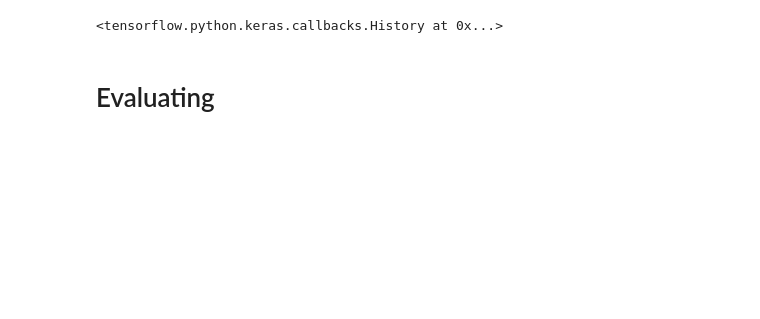
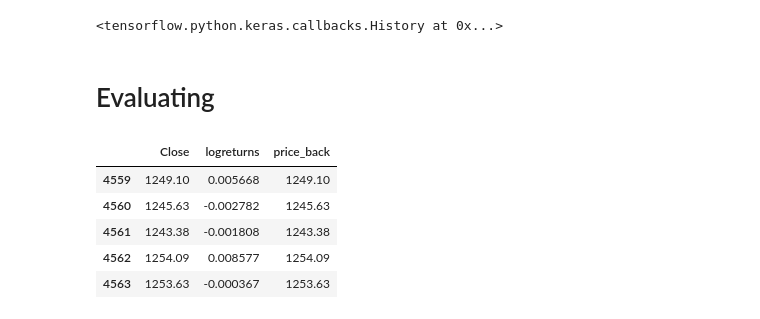
Before and after one commit to ulrikson/statistics-thesis, a Jupyter notebook: lstm.ipynb, the cells around one changed output. Drawn from its saved outputs; the diff is of its cells as text; code cells hidden in the pictures; blank space fills up the shorter version.

Commit message:
logreturns to price python

```diff
--- a/lstm.ipynb
+++ b/lstm.ipynb
@@ -80,6 +80,19 @@ forecast = scaler.inverse_transform(forecast_normalized)
 testY = scaler.inverse_transform([testY])
 # %% [markdown]
 # Evaluating
+# %%
+# logreturns to price test
+test_df = pd.read_csv('data/final.csv', usecols=['logreturns', 'Close'])
+
+test_df['price_back'] = np.exp(test_df['logreturns']) * test_df['Close'].shift(1)
+test_df.tail()
+# %% [output]
+|  | Close | logreturns | price_back |
+| 4559 | 1249.10 | 0.005668 | 1249.10 |
+| 4560 | 1245.63 | -0.002782 | 1245.63 |
+| 4561 | 1243.38 | -0.001808 | 1243.38 |
+| 4562 | 1254.09 | 0.008577 | 1254.09 |
+| 4563 | 1253.63 | -0.000367 | 1253.63 |
 # %%
 def evaluate(n_periods):
     test_ahead = testY[0][:n_periods]
```
Also changed, not shown: parts of 3 cells of this notebook, 1 other file.
